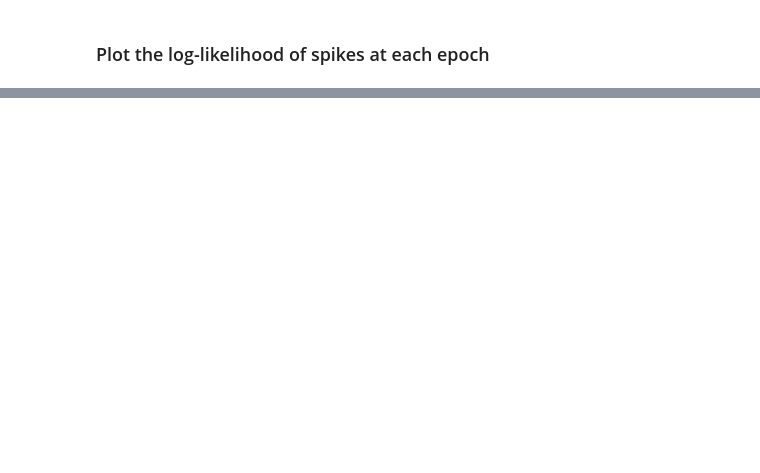
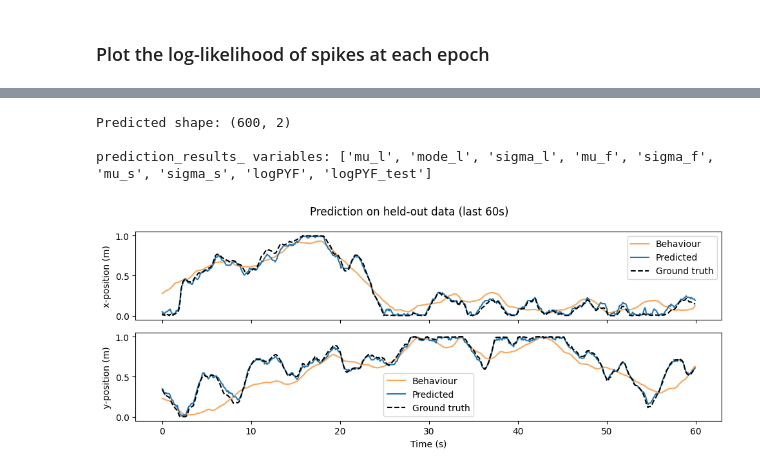
Before and after one commit to TomGeorge1234/SIMPL, a Jupyter notebook: examples/simpl_demo.ipynb, the cells around one changed output, grey strips where cells are left out. Cells and saved outputs as stored; diff of their text form; code cells hidden in the pictures; blank space fills up the shorter version.

```diff
--- a/examples/simpl_demo.ipynb
+++ b/examples/simpl_demo.ipynb
@@ -155,0 +219,25 @@ if -1 in results.epoch.values:
+# %%
+import numpy as np
+
+X_pred = simpl_model.predict(Y_test)
+print(f"Predicted shape: {X_pred.shape}")
+print(f"\nprediction_results_ variables: {list(simpl_model.prediction_results_.data_vars)}")
+# %% [output]
+Predicted shape: (600, 2)
+
+prediction_results_ variables: ['mu_l', 'mode_l', 'sigma_l', 'mu_f', 'sigma_f', 'mu_s', 'sigma_s', 'logPYF', 'logPYF_test']
+# %%
+t_pred = simpl_model.prediction_results_.time.values  # access time from rich prediction results
+
+fig, axes = plt.subplots(2, 1, figsize=(10, 4), sharex=True)
+for i, dim_label in enumerate(["x", "y"]):
+    axes[i].plot(t_pred, Xb_test[:, i], color="tab:orange", alpha=0.7, label="Behaviour")
+    axes[i].plot(t_pred, X_pred[:, i], label="Predicted")
+    axes[i].plot(t_pred, Xt_test[:, i], "k", ls="--", label="Ground truth")
+    axes[i].set_ylabel(f"{dim_label}-position (m)")
+    axes[i].legend()
+axes[-1].set_xlabel("Time (s)")
+fig.suptitle("Prediction on held-out data (last 60s)")
+fig.tight_layout()
+# %% [output]
+[figure, added]
```
Also changed, not shown: parts of 8 cells of this notebook, 8 other files.
